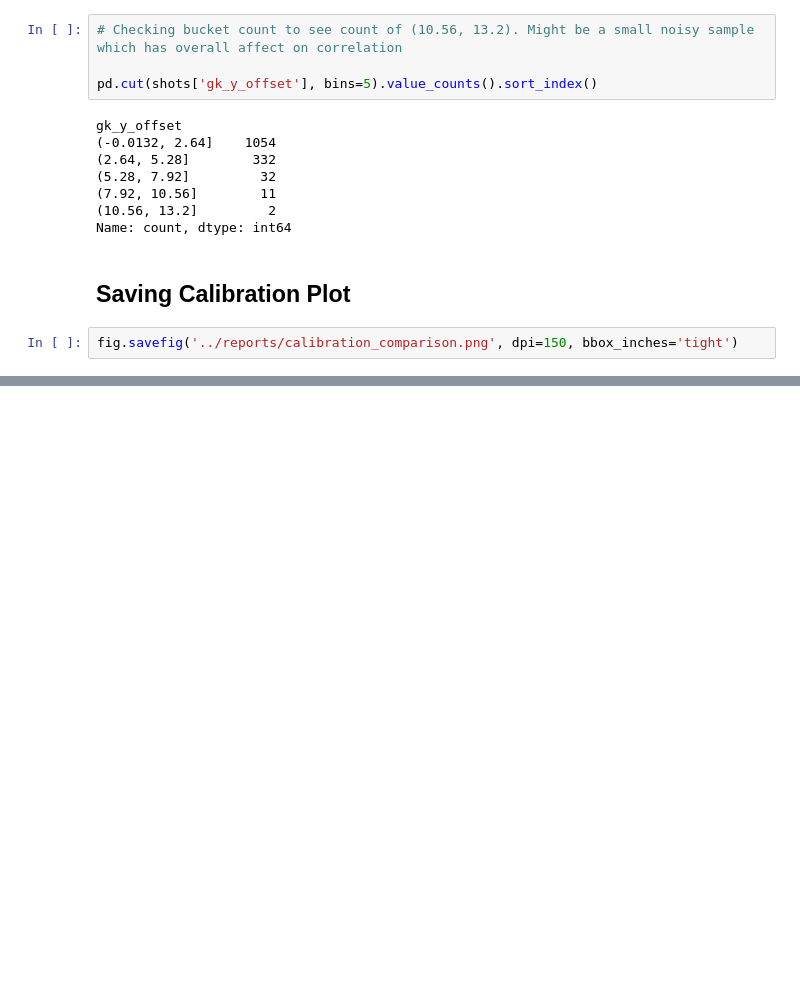
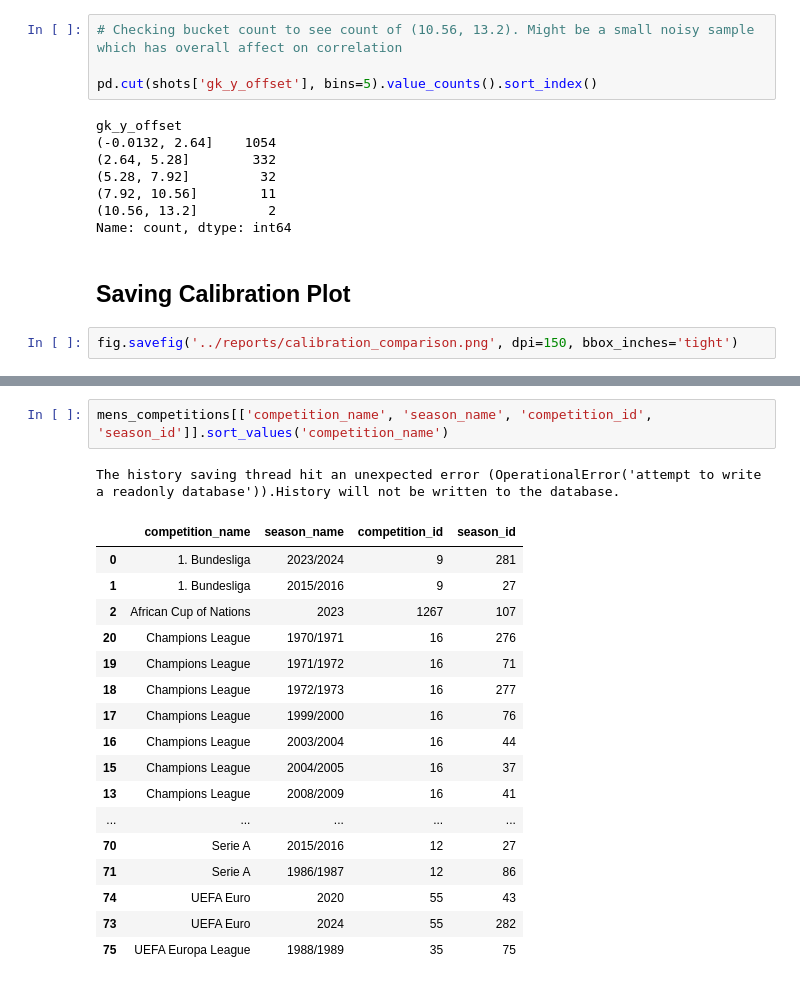
Before and after one commit to chidianagu/xg-model, a Jupyter notebook: notebooks/01_data_exploration.ipynb, the cells around one changed output, grey strips where cells are left out. Saved outputs shown, nothing was run; the diff lists cells and outputs as text; blank space fills up the shorter version.

```diff
--- a/notebooks/01_data_exploration.ipynb
+++ b/notebooks/01_data_exploration.ipynb
@@ -1061,0 +1146,21 @@ fig.savefig('../reports/calibration_comparison.png', dpi=150, bbox_inches='tight
+# %%
+mens_competitions[['competition_name', 'season_name', 'competition_id', 'season_id']].sort_values('competition_name')
+# %% [output]
+The history saving thread hit an unexpected error (OperationalError('attempt to write a readonly database')).History will not be written to the database.
+|  | competition_name | season_name | competition_id | season_id |
+| 0 | 1. Bundesliga | 2023/2024 | 9 | 281 |
+| 1 | 1. Bundesliga | 2015/2016 | 9 | 27 |
+| 2 | African Cup of Nations | 2023 | 1267 | 107 |
+| 20 | Champions League | 1970/1971 | 16 | 276 |
+| 19 | Champions League | 1971/1972 | 16 | 71 |
+| 18 | Champions League | 1972/1973 | 16 | 277 |
+| 17 | Champions League | 1999/2000 | 16 | 76 |
+| 16 | Champions League | 2003/2004 | 16 | 44 |
+| 15 | Champions League | 2004/2005 | 16 | 37 |
+| 13 | Champions League | 2008/2009 | 16 | 41 |
+| ... | ... | ... | ... | ... |
+| 70 | Serie A | 2015/2016 | 12 | 27 |
+| 71 | Serie A | 1986/1987 | 12 | 86 |
+| 74 | UEFA Euro | 2020 | 55 | 43 |
+| 73 | UEFA Euro | 2024 | 55 | 282 |
+| 75 | UEFA Europa League | 1988/1989 | 35 | 75 |
```
Also changed, not shown: parts of 22 cells of this notebook, 4 other files.
